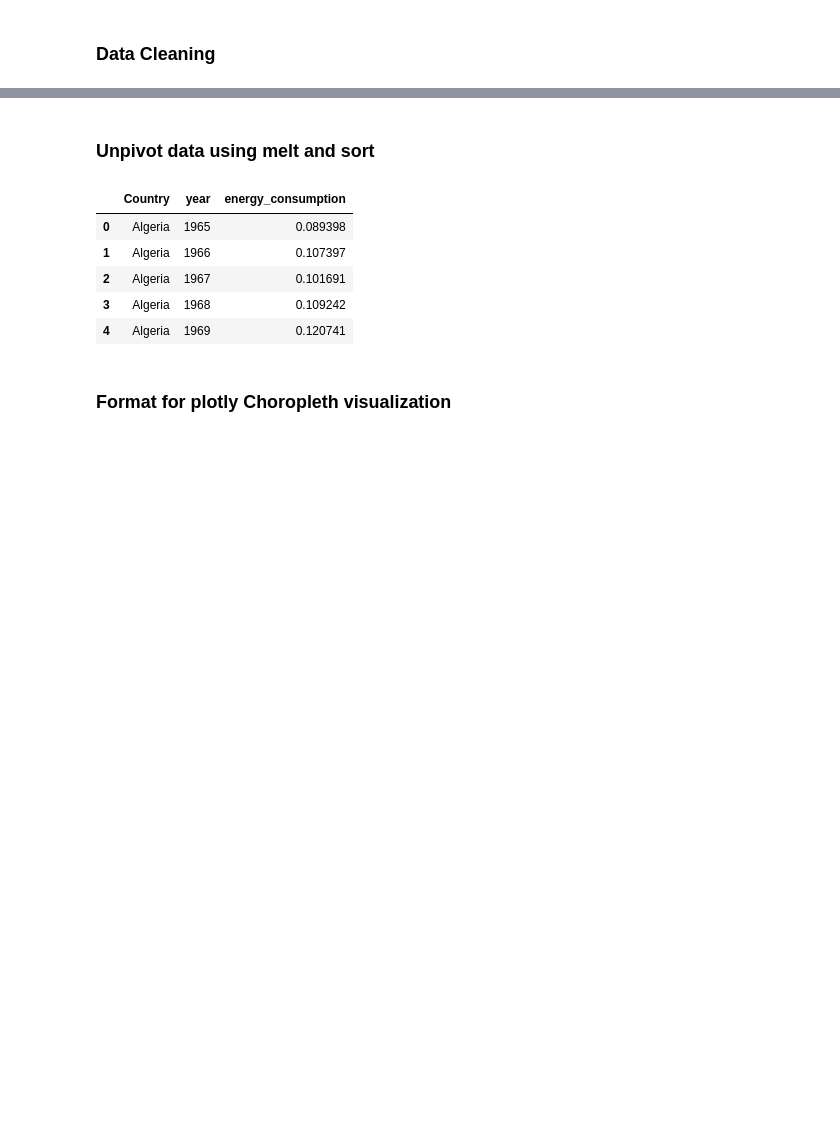
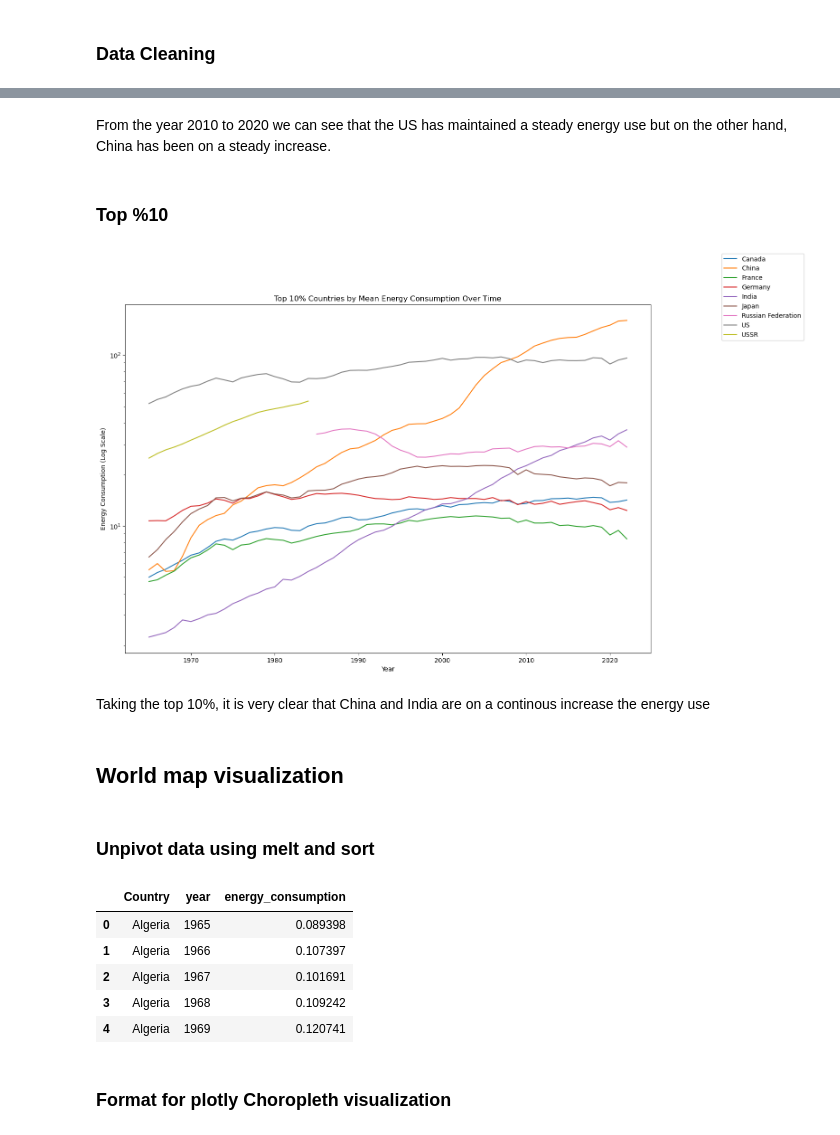
Before and after one commit to Yaq0ub/WorldEnergyData-Analysis, a Jupyter notebook: primaryEnergyConsumption.ipynb, the cells around one changed output, grey strips where cells are left out. Drawn from its saved outputs; the diff is of its cells as text; code cells hidden in the pictures; blank space fills up the shorter version.

```diff
--- a/primaryEnergyConsumption.ipynb
+++ b/primaryEnergyConsumption.ipynb
@@ -69,3 +150,48 @@ df.head()
+# %% [markdown]
+From the year 2010 to 2020 we can see that the US has maintained a steady energy use but on the other hand, China has been on a steady increase.
+# %% [markdown]
+### Top %10
+# %%
+# Calculate the mean energy consumption for each country over all years
+mean_energy = df_1.mean(axis=0)
+
+# Determine the value at the 90th percentile for the top 10%
+top_10_threshold = np.percentile(mean_energy, 90)
+
+# Select the columns (countries) that are in the top 10% of mean energy consumption
+top_10_countries = mean_energy[mean_energy >= top_10_threshold].index.tolist()
+
+# Plotting the top 10% countries
+plt.figure(figsize=(15, 10))
+
+for country in top_10_countries:
+    # We replace any 0 with NaN to avoid issues with the log scale
+    country_data = df_1[country].replace(0, np.nan)
+    plt.plot(country_data.index, country_data, label=country)
+
+# Set the y-axis to a logarithmic scale
+plt.yscale('log')
+
+# Add title and labels
+plt.title('Top 10% Countries by Mean Energy Consumption Over Time')
+plt.xlabel('Year')
+plt.ylabel('Energy Consumption (Log Scale)')
+
+# Create a separate figure for the legend
+# Depending on the number of countries, you might want to omit the legend if it's too cluttered
+# plt.figlegend(loc='upper left', bbox_to_anchor=(1, 1), ncol=1)
+
+# Create a separate figure for the legend
+plt.figlegend(loc='upper left', bbox_to_anchor=(1, 1), ncol=1)
+
+# Show the plot
+plt.show()
+# %% [output]
+[figure, added]
+# %% [markdown]
+Taking the top 10%, it is very clear that China and India are on a continous increase the energy use
+# %% [markdown]
+## World map visualization
 # %% [markdown]
 ### Unpivot data using melt and sort
 # %%
```
Also changed, not shown: parts of 8 cells of this notebook, 1 other file.
